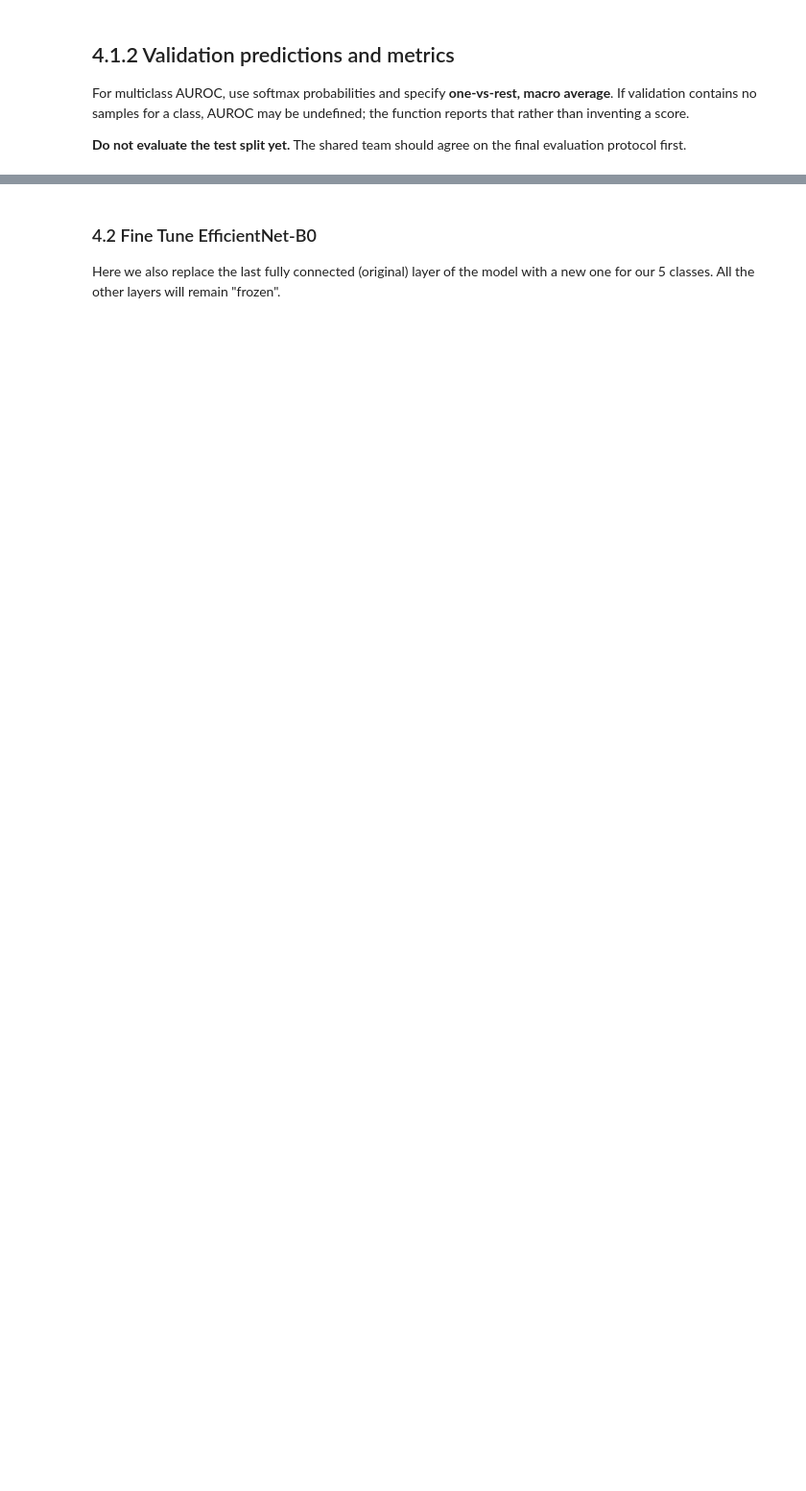
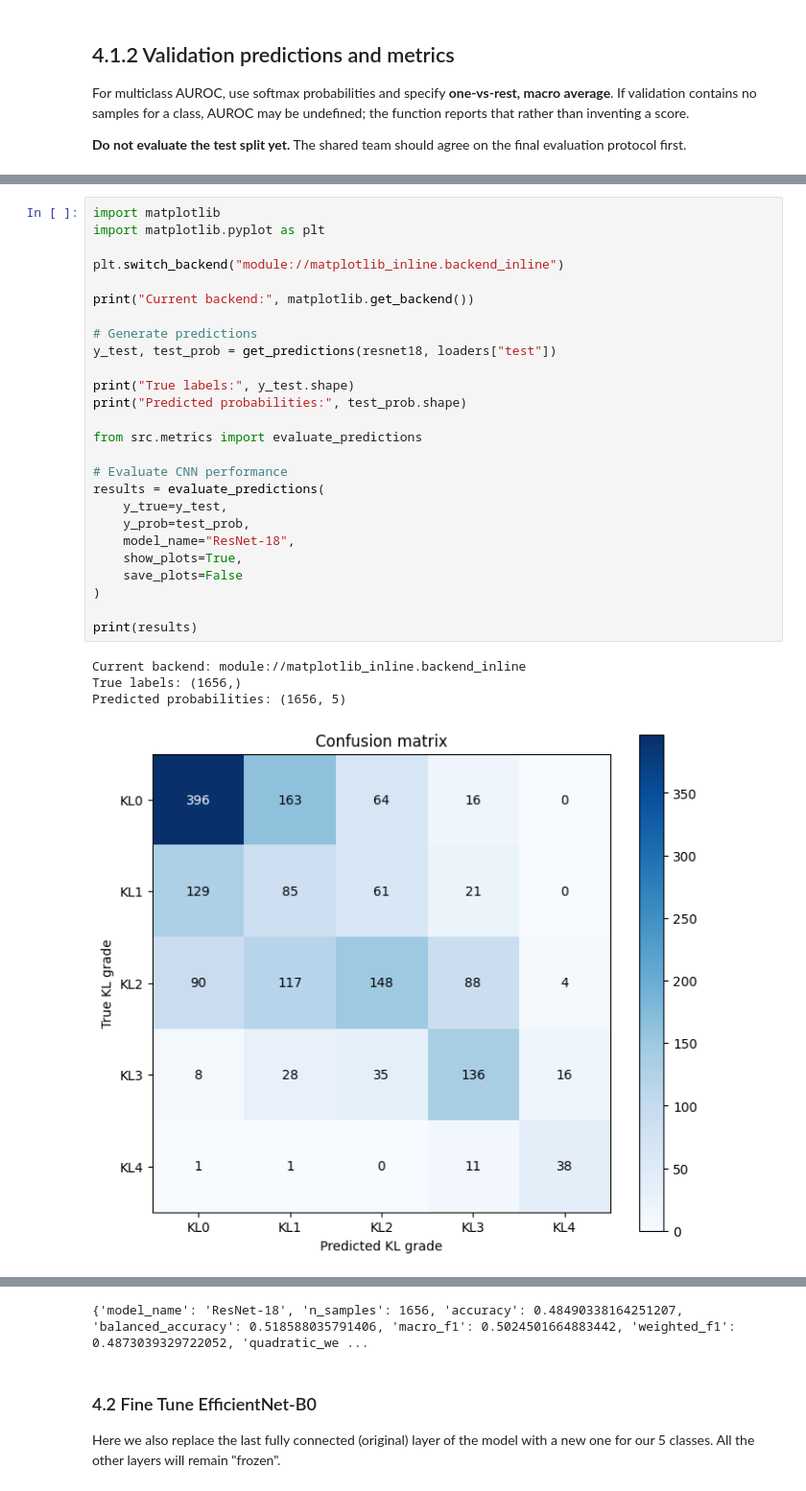
Before and after one commit to michael-duer/medical-image-classification, a Jupyter notebook: notebooks/02_transfer_learning.ipynb, the cells around one changed output, grey strips where cells are left out. Shown at 96% size. Saved outputs shown, nothing was run; the diff lists cells and outputs as text; blank space fills up the shorter version.

```diff
--- a/notebooks/02_transfer_learning.ipynb
+++ b/notebooks/02_transfer_learning.ipynb
@@ -664,0 +680,31 @@ Confusion matrix (rows=true, cols=predicted):
+# %%
+import matplotlib
+import matplotlib.pyplot as plt
+
+plt.switch_backend("module://matplotlib_inline.backend_inline")
+
+print("Current backend:", matplotlib.get_backend())
+
+# Generate predictions
+y_test, test_prob = get_predictions(resnet18, loaders["test"])
+
+print("True labels:", y_test.shape)
+print("Predicted probabilities:", test_prob.shape)
+
+from src.metrics import evaluate_predictions
+
+# Evaluate CNN performance
+results = evaluate_predictions(
+    y_true=y_test,
+    y_prob=test_prob,
+    model_name="ResNet-18",
+    show_plots=True,
+    save_plots=False
+)
+
+print(results)
+# %% [output]
+Current backend: module://matplotlib_inline.backend_inline
+True labels: (1656,)
+Predicted probabilities: (1656, 5)
+[figure, added]
@@ -665,3 +714,4 @@ Confusion matrix (rows=true, cols=predicted):
+{'model_name': 'ResNet-18', 'n_samples': 1656, 'accuracy': 0.48490338164251207, 'balanced_accuracy': 0.518588035791406, 'macro_f1': 0.5024501664883442, 'weighted_f1': 0.4873039329722052, 'quadratic_we ...
 # %% [markdown]
 ### 4.2 Fine Tune EfficientNet-B0
 Here we also replace the last fully connected (original) layer of the model with a new one for our 5 classes. All the other layers will remain "frozen".
```
Also changed, not shown: parts of 12 cells of this notebook, 4 other files.
